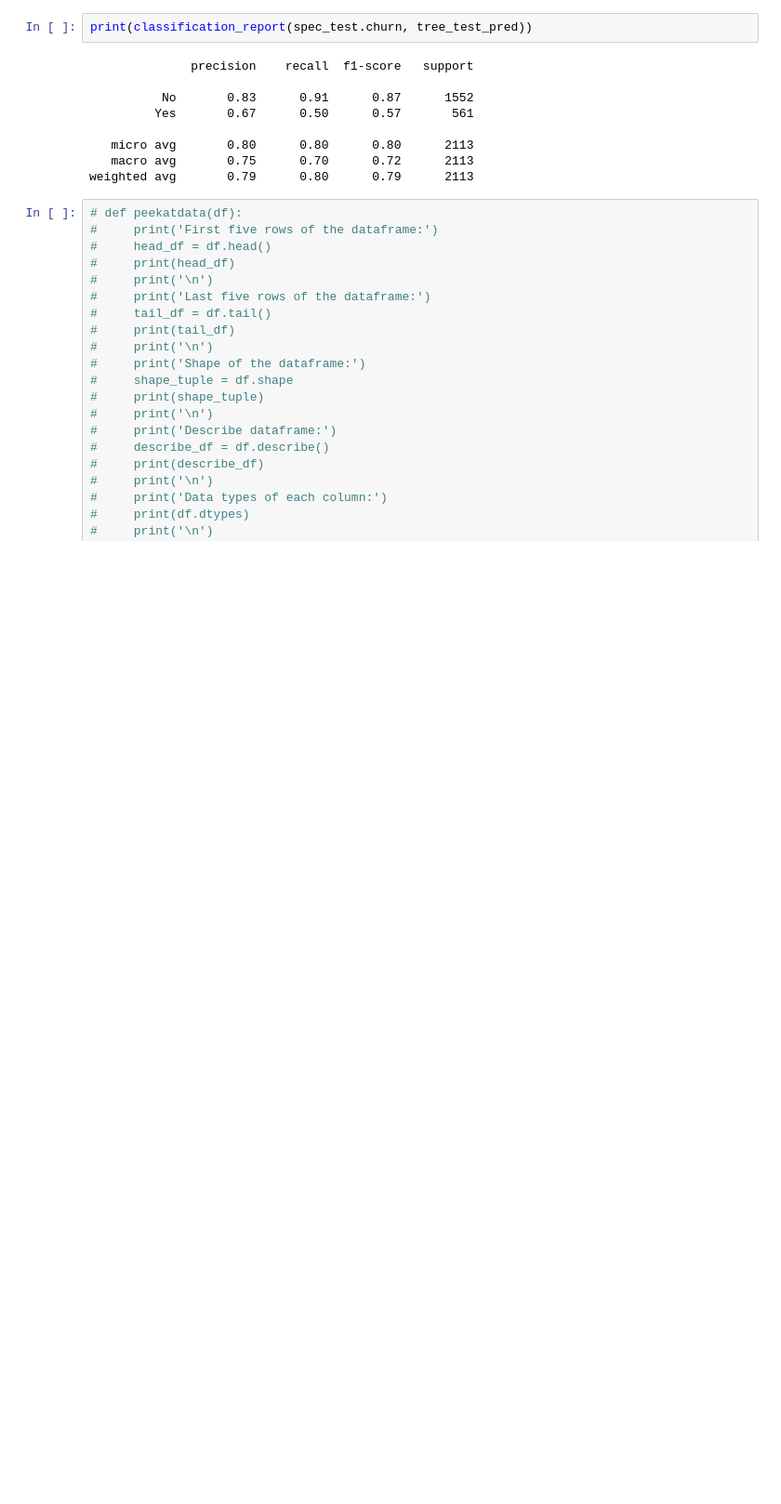
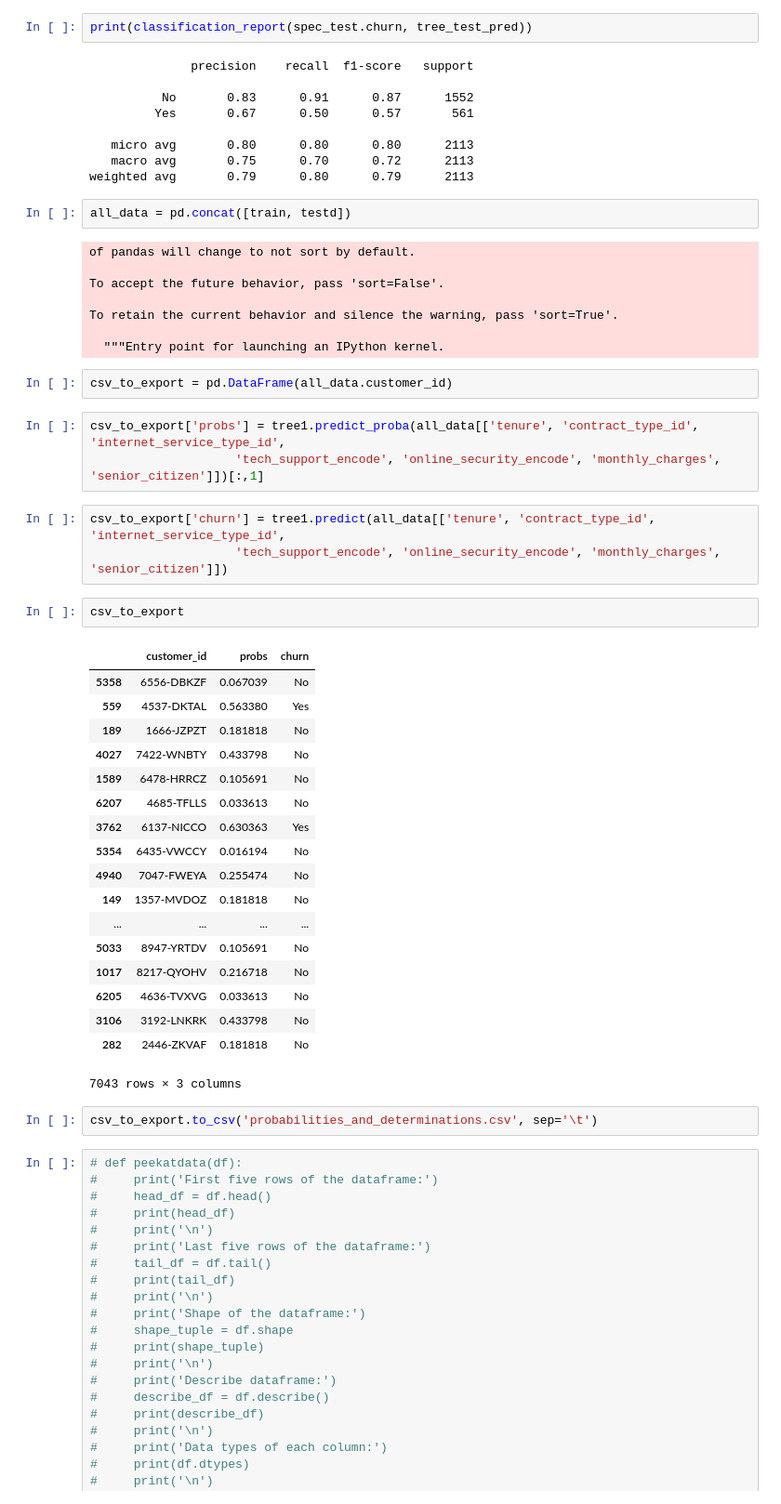
Before and after one commit to classification-telco-project-sanmaco/classification-telco, a Jupyter notebook: MZ_working_notebook.ipynb, the cells around one changed output. Shown at 93% size. Drawn from its saved outputs; the diff is of its cells as text; blank space fills up the shorter version.

```diff
--- a/MZ_working_notebook.ipynb
+++ b/MZ_working_notebook.ipynb
@@ -1757,6 +1762,47 @@ print(classification_report(spec_test.churn, tree_test_pred))
    micro avg       0.80      0.80      0.80      2113
    macro avg       0.75      0.70      0.72      2113
 weighted avg       0.79      0.80      0.79      2113
+# %%
+all_data = pd.concat([train, testd])
+# %% [output]
+of pandas will change to not sort by default.
+
+To accept the future behavior, pass 'sort=False'.
+
+To retain the current behavior and silence the warning, pass 'sort=True'.
+
+  """Entry point for launching an IPython kernel.
+# %%
+csv_to_export = pd.DataFrame(all_data.customer_id)
+# %%
+csv_to_export['probs'] = tree1.predict_proba(all_data[['tenure', 'contract_type_id', 'internet_service_type_id',
+                    'tech_support_encode', 'online_security_encode', 'monthly_charges', 'senior_citizen']])[:,1]
+# %%
+csv_to_export['churn'] = tree1.predict(all_data[['tenure', 'contract_type_id', 'internet_service_type_id',
+                    'tech_support_encode', 'online_security_encode', 'monthly_charges', 'senior_citizen']])
+# %%
+csv_to_export
+# %% [output]
+|  | customer_id | probs | churn |
+| 5358 | 6556-DBKZF | 0.067039 | No |
+| 559 | 4537-DKTAL | 0.563380 | Yes |
+| 189 | 1666-JZPZT | 0.181818 | No |
+| 4027 | 7422-WNBTY | 0.433798 | No |
+| 1589 | 6478-HRRCZ | 0.105691 | No |
+| 6207 | 4685-TFLLS | 0.033613 | No |
+| 3762 | 6137-NICCO | 0.630363 | Yes |
+| 5354 | 6435-VWCCY | 0.016194 | No |
+| 4940 | 7047-FWEYA | 0.255474 | No |
+| 149 | 1357-MVDOZ | 0.181818 | No |
+| ... | ... | ... | ... |
+| 5033 | 8947-YRTDV | 0.105691 | No |
+| 1017 | 8217-QYOHV | 0.216718 | No |
+| 6205 | 4636-TVXVG | 0.033613 | No |
+| 3106 | 3192-LNKRK | 0.433798 | No |
+| 282 | 2446-ZKVAF | 0.181818 | No |
+7043 rows × 3 columns
+# %%
+csv_to_export.to_csv('probabilities_and_determinations.csv', sep='\t')
 # %%
 # def peekatdata(df):
 #     print('First five rows of the dataframe:')
```
Also changed, not shown: parts of 1 cell of this notebook.
